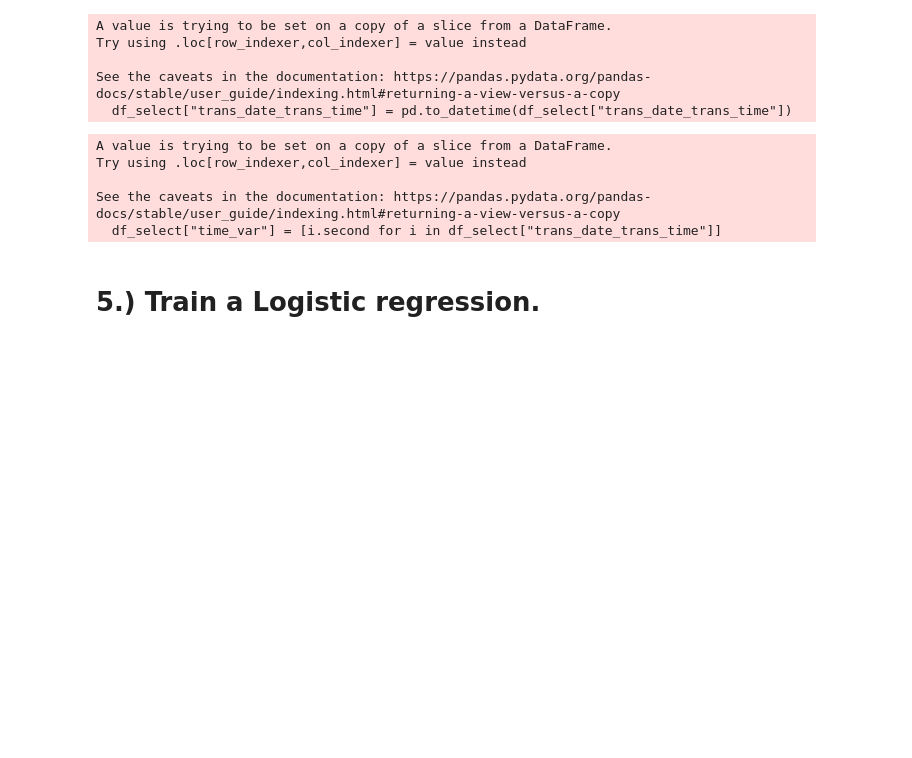
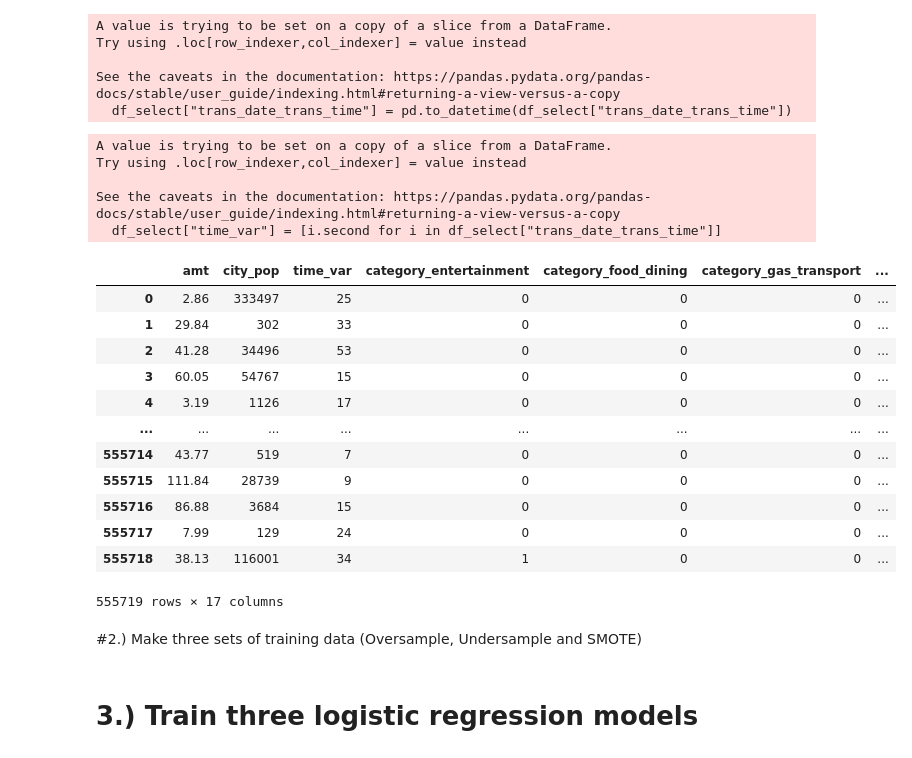
Before and after one commit to hidensuport/Hello-story-, a Jupyter notebook: inclass3.ipynb, the cells around one changed output. Cells and saved outputs as stored; diff of their text form; code cells hidden in the pictures; blank space fills up the shorter version.

```diff
--- a/inclass3.ipynb
+++ b/inclass3.ipynb
@@ -53,3 +53,21 @@ See the caveats in the documentation: https://pandas.pydata.org/pandas-docs/stab
 X = pd.get_dummies(df_select, ["category"]).drop(["trans_date_trans_time", "is_fraud"], axis = 1)
 y = df["is_fraud"]
 X_train, x_test, y_train, y_test = train_test_split(X, y, test_size =0.3)
+# %%
+X
+# %% [output]
+|  | amt | city_pop | time_var | category_entertainment | category_food_dining | category_gas_transport | ... |
+| 0 | 2.86 | 333497 | 25 | 0 | 0 | 0 | ... |
+| 1 | 29.84 | 302 | 33 | 0 | 0 | 0 | ... |
+| 2 | 41.28 | 34496 | 53 | 0 | 0 | 0 | ... |
+| 3 | 60.05 | 54767 | 15 | 0 | 0 | 0 | ... |
+| 4 | 3.19 | 1126 | 17 | 0 | 0 | 0 | ... |
+| ... | ... | ... | ... | ... | ... | ... | ... |
+| 555714 | 43.77 | 519 | 7 | 0 | 0 | 0 | ... |
+| 555715 | 111.84 | 28739 | 9 | 0 | 0 | 0 | ... |
+| 555716 | 86.88 | 3684 | 15 | 0 | 0 | 0 | ... |
+| 555717 | 7.99 | 129 | 24 | 0 | 0 | 0 | ... |
+| 555718 | 38.13 | 116001 | 34 | 1 | 0 | 0 | ... |
+555719 rows × 17 columns
+# %% [markdown]
+#2.) Make three sets of training data (Oversample, Undersample and SMOTE)
@@ -56,2 +86,2 @@ X_train, x_test, y_train, y_test = train_test_split(X, y, test_size =0.3)
 # %% [markdown]
-# 5.) Train a Logistic regression.
+# 3.) Train three logistic regression models
```
Also changed, not shown: parts of 31 cells of this notebook.
